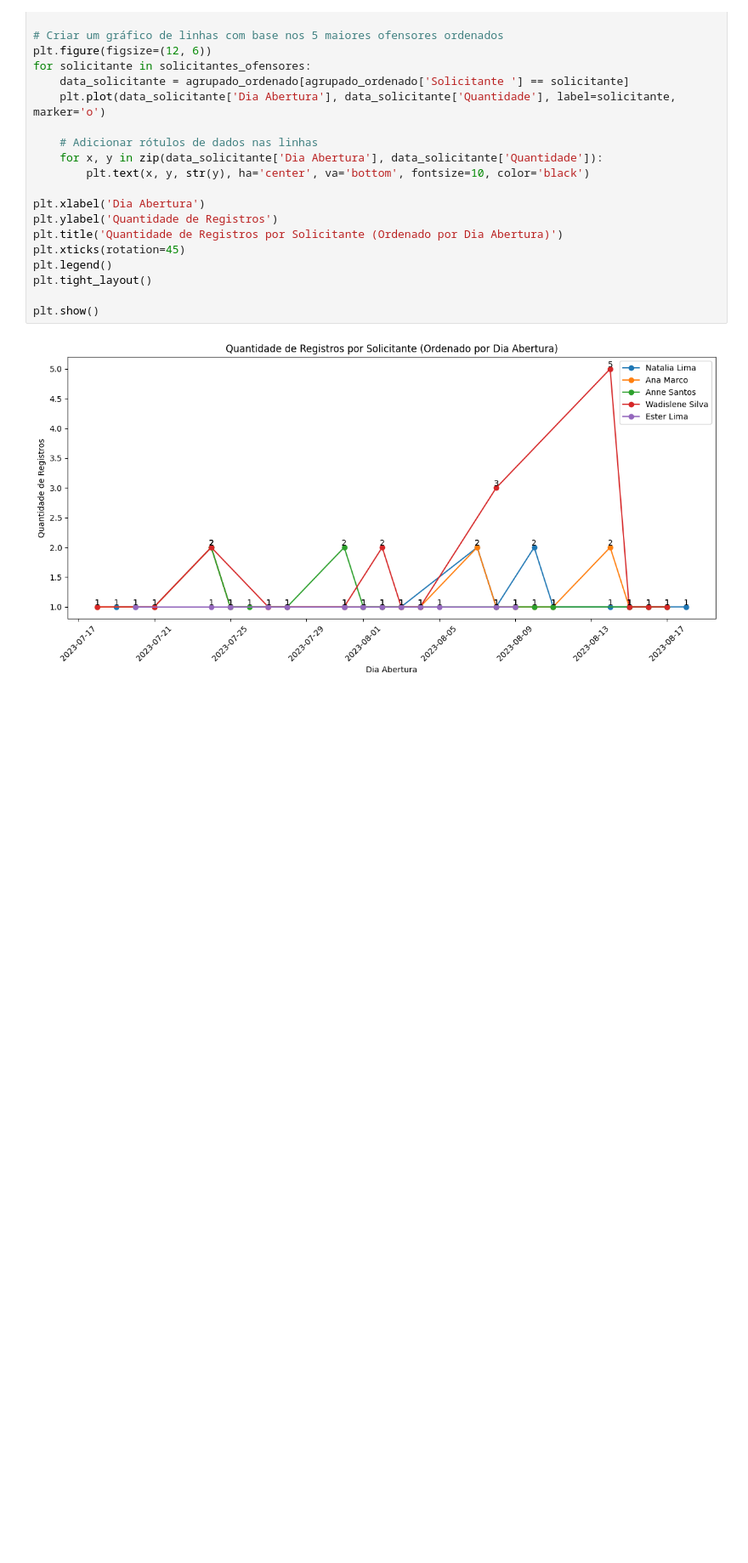
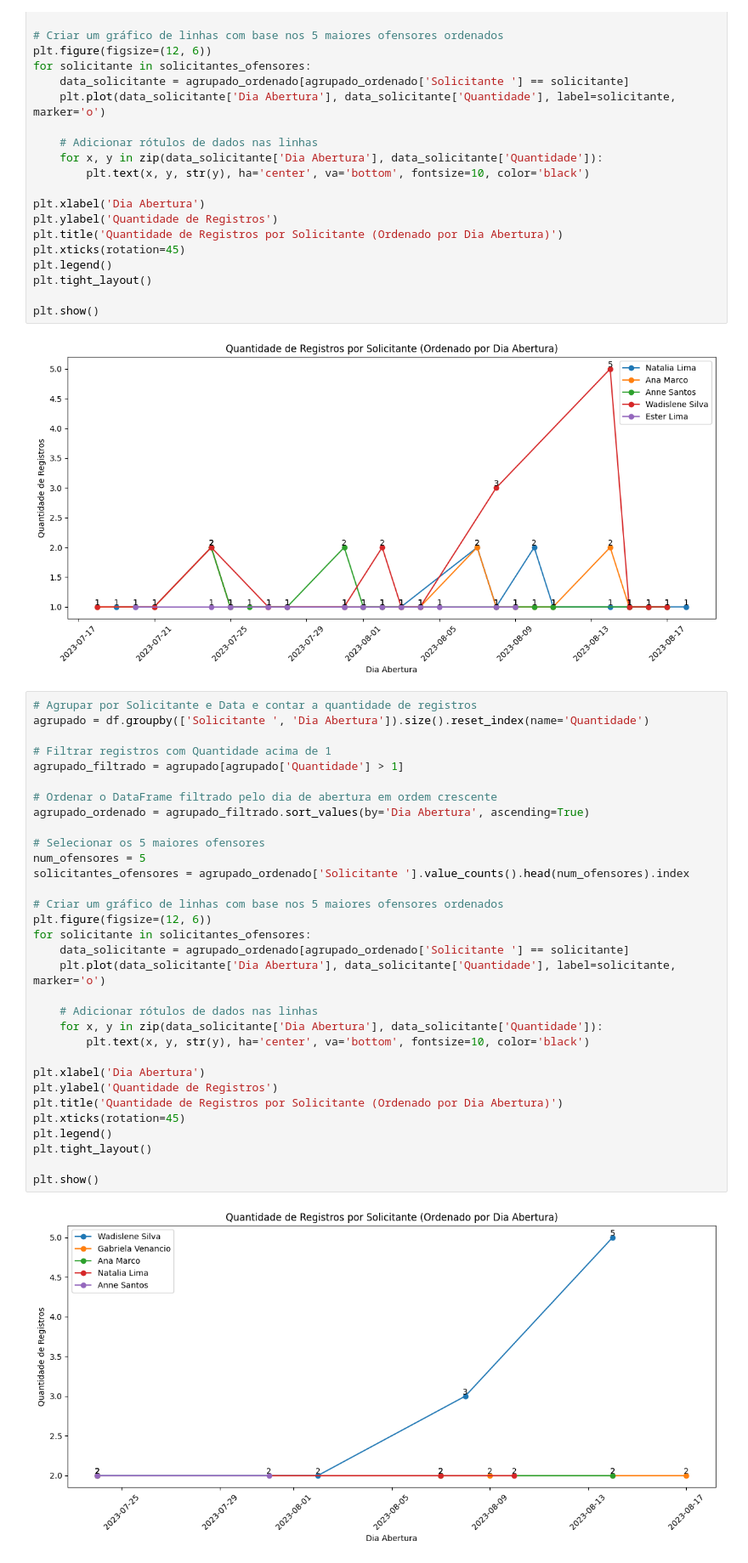
Before and after one commit to mariatozi/codigos-estudos, a Jupyter notebook: Lideranças.ipynb, the cells around one changed output. Shown at 85% size. Cells and saved outputs as stored; diff of their text form; blank space fills up the shorter version.

```diff
--- a/Lideranças.ipynb
+++ b/Lideranças.ipynb
@@ -327,3 +328,37 @@ plt.tight_layout()
 plt.show()
 # %% [output]
 [figure]
+# %%
+# Agrupar por Solicitante e Data e contar a quantidade de registros
+agrupado = df.groupby(['Solicitante ', 'Dia Abertura']).size().reset_index(name='Quantidade')
+
+# Filtrar registros com Quantidade acima de 1
+agrupado_filtrado = agrupado[agrupado['Quantidade'] > 1]
+
+# Ordenar o DataFrame filtrado pelo dia de abertura em ordem crescente
+agrupado_ordenado = agrupado_filtrado.sort_values(by='Dia Abertura', ascending=True)
+
+# Selecionar os 5 maiores ofensores
+num_ofensores = 5
+solicitantes_ofensores = agrupado_ordenado['Solicitante '].value_counts().head(num_ofensores).index
+
+# Criar um gráfico de linhas com base nos 5 maiores ofensores ordenados
+plt.figure(figsize=(12, 6))
+for solicitante in solicitantes_ofensores:
+    data_solicitante = agrupado_ordenado[agrupado_ordenado['Solicitante '] == solicitante]
+    plt.plot(data_solicitante['Dia Abertura'], data_solicitante['Quantidade'], label=solicitante, marker='o')
+
+    # Adicionar rótulos de dados nas linhas
+    for x, y in zip(data_solicitante['Dia Abertura'], data_solicitante['Quantidade']):
+        plt.text(x, y, str(y), ha='center', va='bottom', fontsize=10, color='black')
+
+plt.xlabel('Dia Abertura')
+plt.ylabel('Quantidade de Registros')
+plt.title('Quantidade de Registros por Solicitante (Ordenado por Dia Abertura)')
+plt.xticks(rotation=45)
+plt.legend()
+plt.tight_layout()
+
+plt.show()
+# %% [output]
+[figure, added]
```
Also changed, not shown: parts of 2 cells of this notebook.
